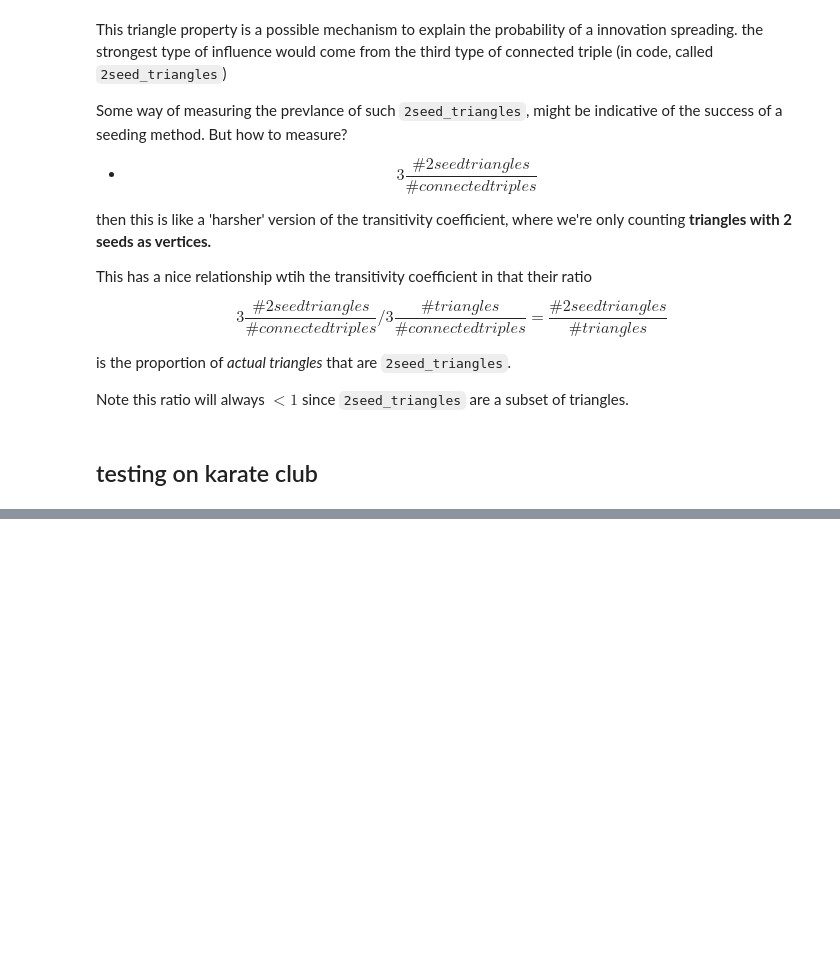
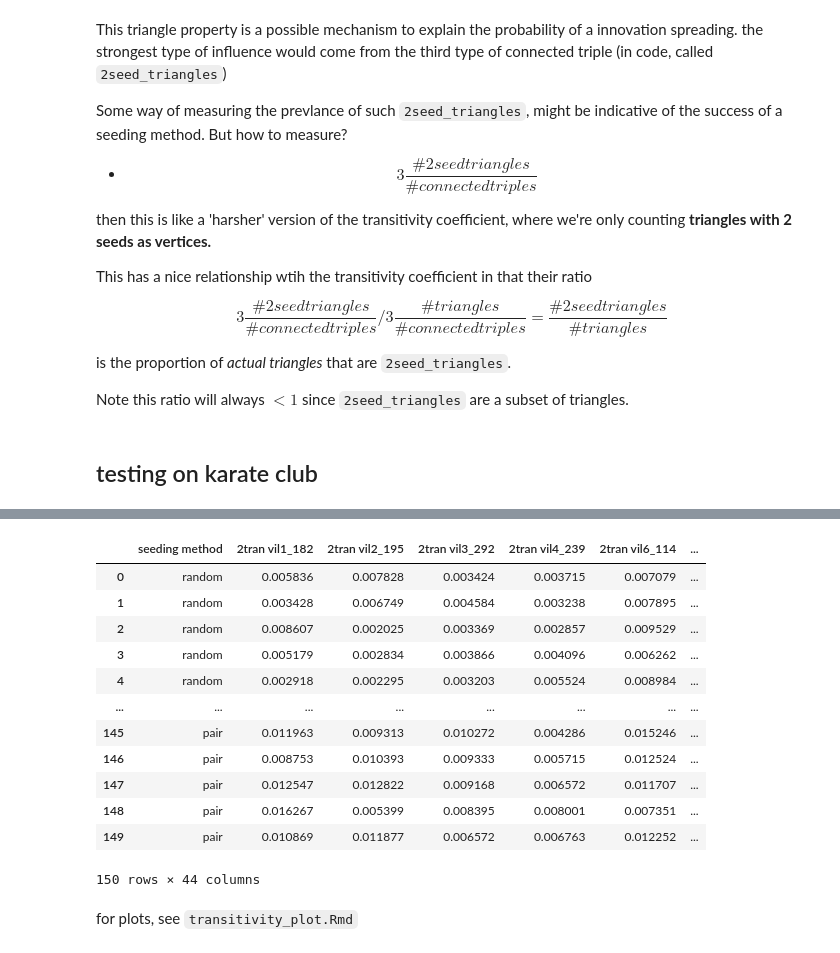
Before and after one commit to rajan-shankar/Seeding-in-Social-Networks, a Jupyter notebook: TrianglesV2.ipynb, the cells around one changed output, grey strips where cells are left out. Saved outputs shown, nothing was run; the diff lists cells and outputs as text; code cells hidden in the pictures; blank space fills up the shorter version.

```diff
--- a/TrianglesV2.ipynb
+++ b/TrianglesV2.ipynb
@@ -237,0 +252,6 @@ df
+# %%
+#kinda annoying to do it this way, but it will avoid copying over large objects when over repated networks
+
+#create empty dataframe
+nsamp = 200
+big_dat = pd.DataFrame({"seeding method": ['random']*nsamp + ['friend']*nsamp + ['pair']*nsamp})
@@ -238,2 +278,7 @@ df
+# %%
+#append results as columns
+(rtran, ftran, ptran) = sim_2seed_transitivity(G, p, nsamp)
+big_dat["2-seed transitivity"] = rtran + ftran + ptran
+big_dat['tran'] = nx.transitivity(G)
 # %%
 import plotly.express as px
@@ -254,0 +299,5 @@ What's interesting, is that the original seeding paper: no sig difference betwee
+# %%
+#Banerjee vilages
+cross_sec = pd.read_stata("banerjee12_data/datav4.0/Stata Replication/data/cross_sectional.dta")
+villages = [str(int(vil)) for vil in cross_sec['village']]
+print(villages)
@@ -254,0 +306,19 @@ What's interesting, is that the original seeding paper: no sig difference betwee
+# %%
+%%time
+
+#take smaller subset. on village 1 this shoudl take around 40 sec
+nsamp = 50
+big_dat = pd.DataFrame({"seeding method": ['random']*nsamp + ['friend']*nsamp + ['pair']*nsamp})
+
+for vil in villages:
+
+    path = 'banerjee12_data/datav4.0/Data/1. Network Data/Adjacency Matrices/adj_allVillageRelationships_HH_vilno_{}.csv'.format(vil)
+    adj_mat = pd.read_csv(path,header = None)
+    current_g = nx.from_pandas_adjacency(adj_mat)
+    print(vil)
+
+    #append results as columns
+    ( rtran, ftran, ptran) = sim_2seed_transitivity(current_g, p = 0.2, nsamp = nsamp)
+    big_dat["2tran" + " vil{}_{}".format(vil,nx.number_of_nodes(current_g))] = rtran + ftran + ptran
+
+    #big_dat['tran'+ " vil {}".format(vil)] = nx.transitivity(current_g)
@@ -254,0 +343,16 @@ What's interesting, is that the original seeding paper: no sig difference betwee
+# %%
+big_dat
+# %% [output]
+|  | seeding method | 2tran vil1_182 | 2tran vil2_195 | 2tran vil3_292 | 2tran vil4_239 | 2tran vil6_114 | ... |
+| 0 | random | 0.005836 | 0.007828 | 0.003424 | 0.003715 | 0.007079 | ... |
+| 1 | random | 0.003428 | 0.006749 | 0.004584 | 0.003238 | 0.007895 | ... |
+| 2 | random | 0.008607 | 0.002025 | 0.003369 | 0.002857 | 0.009529 | ... |
+| 3 | random | 0.005179 | 0.002834 | 0.003866 | 0.004096 | 0.006262 | ... |
+| 4 | random | 0.002918 | 0.002295 | 0.003203 | 0.005524 | 0.008984 | ... |
+| ... | ... | ... | ... | ... | ... | ... | ... |
+| 145 | pair | 0.011963 | 0.009313 | 0.010272 | 0.004286 | 0.015246 | ... |
+| 146 | pair | 0.008753 | 0.010393 | 0.009333 | 0.005715 | 0.012524 | ... |
+| 147 | pair | 0.012547 | 0.012822 | 0.009168 | 0.006572 | 0.011707 | ... |
+| 148 | pair | 0.016267 | 0.005399 | 0.008395 | 0.008001 | 0.007351 | ... |
+| 149 | pair | 0.010869 | 0.011877 | 0.006572 | 0.006763 | 0.012252 | ... |
+150 rows × 44 columns
@@ -254,0 +361,2 @@ What's interesting, is that the original seeding paper: no sig difference betwee
+# %% [markdown]
+for plots, see `transitivity_plot.Rmd`
```
Also changed, not shown: parts of 25 cells of this notebook, 4 other files.
